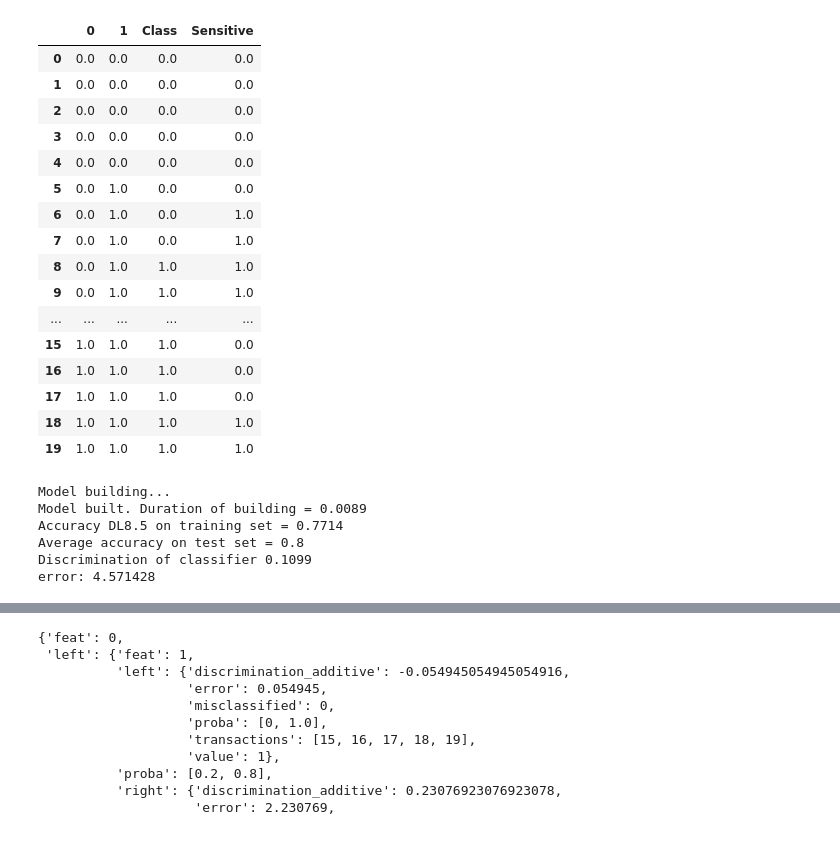
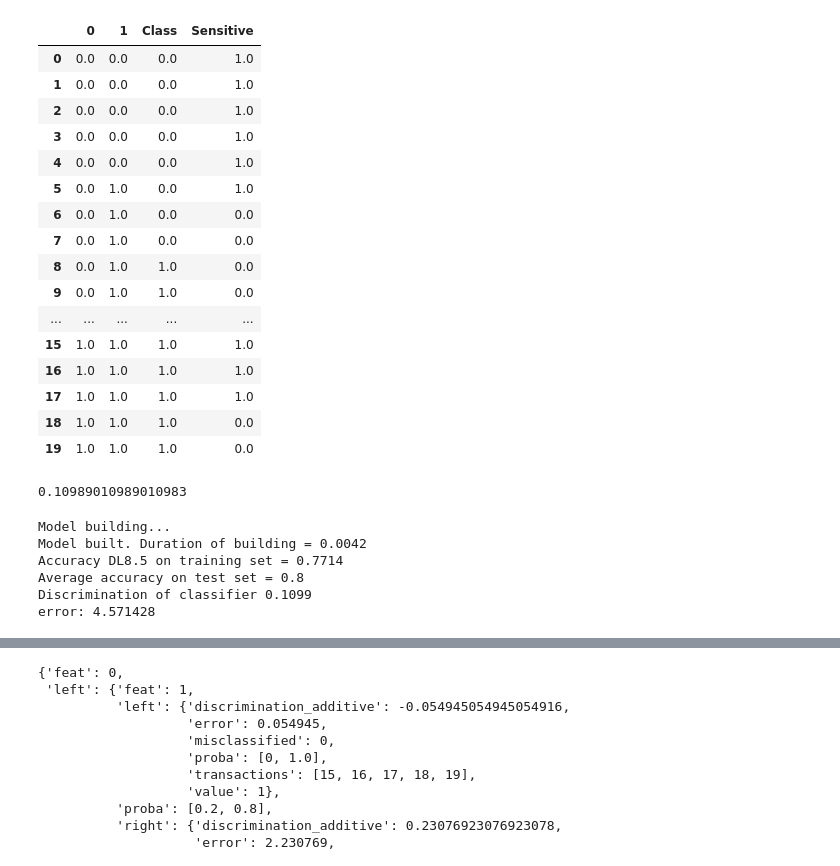
Before and after one commit to Hadyark/Masters-thesis_How-to-find-Decision-Trees-that-are-Optimal, a Jupyter notebook: MyCode/discrimination.ipynb, the cells around one changed output, grey strips where cells are left out. Cells and saved outputs as stored; diff of their text form; code cells hidden in the pictures.

```diff
--- a/MyCode/discrimination.ipynb
+++ b/MyCode/discrimination.ipynb
@@ -1,48 +1,54 @@
 # %%
 import numpy as np
 from sklearn.metrics import accuracy_score
 import time
 import pandas as pd
 from pprint import pprint
 from dl85 import DL85Classifier
 import graphviz
+import MyCode.utils as utils
 """
 dataset = np.genfromtxt("datasets/anneal.txt", delimiter=' ')
 X, y = dataset[:, 1:], dataset[:, 0]
 
 """
 col1        = np.array([0.0] * 10 + [1.0] * 0 + [0.0] * 0 + [1.0] * 10).reshape(-1,1)
 col2        = np.array([0.0] * 5 + [1.0] * 5 + [0.0] * 5 + [1.0] * 5).reshape(-1,1)
 X           = np.array([0.0] * 10 + [1.0] * 0 + [0.0] * 0 + [1.0] * 10)
 X           = np.concatenate( (col1, col2), axis = 1)
 
 y           = np.array([0.0] * 8 + [1.0] * 2 + [0.0] * 2 + [1.0] * 8)
-sensitive   = np.array([0.0] * 6 + [1.0] * 5 + [0.0] * 7 + [1.0] * 2)
+#sensitive   = np.array([0.0] * 6 + [1.0] * 5 + [0.0] * 7 + [1.0] * 2)
+sensitive   = np.array([1.0] * 6 + [0.0] * 5 + [1.0] * 7 + [0.0] * 2)
 #X_train,y_train = X, y
 
 #DATAFRAME
 df = pd.DataFrame(X)
 df['Class'] = y.tolist()
 df['Sensitive'] = sensitive.tolist()
 df
 # %% [output]
 |  | 0 | 1 | Class | Sensitive |
-| 0 | 0.0 | 0.0 | 0.0 | 0.0 |
-| 1 | 0.0 | 0.0 | 0.0 | 0.0 |
-| 2 | 0.0 | 0.0 | 0.0 | 0.0 |
-| 3 | 0.0 | 0.0 | 0.0 | 0.0 |
-| 4 | 0.0 | 0.0 | 0.0 | 0.0 |
-| 5 | 0.0 | 1.0 | 0.0 | 0.0 |
-| 6 | 0.0 | 1.0 | 0.0 | 1.0 |
-| 7 | 0.0 | 1.0 | 0.0 | 1.0 |
-| 8 | 0.0 | 1.0 | 1.0 | 1.0 |
-| 9 | 0.0 | 1.0 | 1.0 | 1.0 |
+| 0 | 0.0 | 0.0 | 0.0 | 1.0 |
+| 1 | 0.0 | 0.0 | 0.0 | 1.0 |
+| 2 | 0.0 | 0.0 | 0.0 | 1.0 |
+| 3 | 0.0 | 0.0 | 0.0 | 1.0 |
+| 4 | 0.0 | 0.0 | 0.0 | 1.0 |
+| 5 | 0.0 | 1.0 | 0.0 | 1.0 |
+| 6 | 0.0 | 1.0 | 0.0 | 0.0 |
+| 7 | 0.0 | 1.0 | 0.0 | 0.0 |
+| 8 | 0.0 | 1.0 | 1.0 | 0.0 |
+| 9 | 0.0 | 1.0 | 1.0 | 0.0 |
 | ... | ... | ... | ... | ... |
-| 15 | 1.0 | 1.0 | 1.0 | 0.0 |
-| 16 | 1.0 | 1.0 | 1.0 | 0.0 |
-| 17 | 1.0 | 1.0 | 1.0 | 0.0 |
-| 18 | 1.0 | 1.0 | 1.0 | 1.0 |
-| 19 | 1.0 | 1.0 | 1.0 | 1.0 |
+| 15 | 1.0 | 1.0 | 1.0 | 1.0 |
+| 16 | 1.0 | 1.0 | 1.0 | 1.0 |
+| 17 | 1.0 | 1.0 | 1.0 | 1.0 |
+| 18 | 1.0 | 1.0 | 1.0 | 0.0 |
+| 19 | 1.0 | 1.0 | 1.0 | 0.0 |
+# %%
+utils.discrimination(df['Class'], df['Sensitive'] )
+# %% [output]
+0.10989010989010983
 # %%
 def train_test_split(random_state):
     global X_train, y_train, sensitive_train
@@ -163,7 +169,7 @@ print("Discrimination of classifier", round(discrimination(sensitive_train, y_pr
 print(f"error: {clf.error_}")
 # %% [output]
 Model building...
-Model built. Duration of building = 0.0089
+Model built. Duration of building = 0.0042
 Accuracy DL8.5 on training set = 0.7714
 Average accuracy on test set = 0.8
 Discrimination of classifier 0.1099
```
Also changed, not shown: parts of 3 cells of this notebook, 32 other files.
